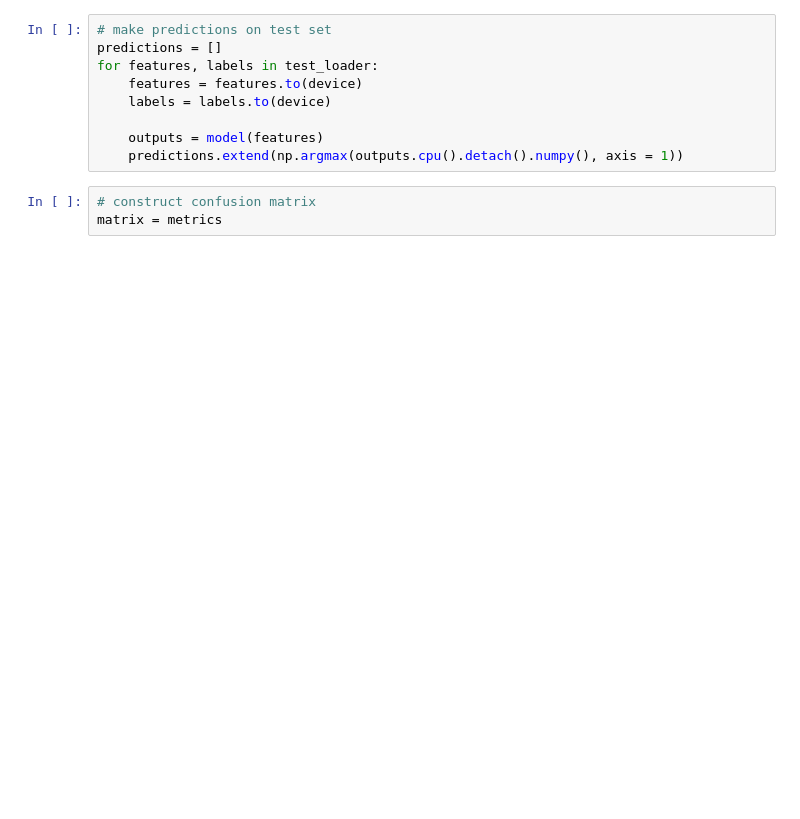
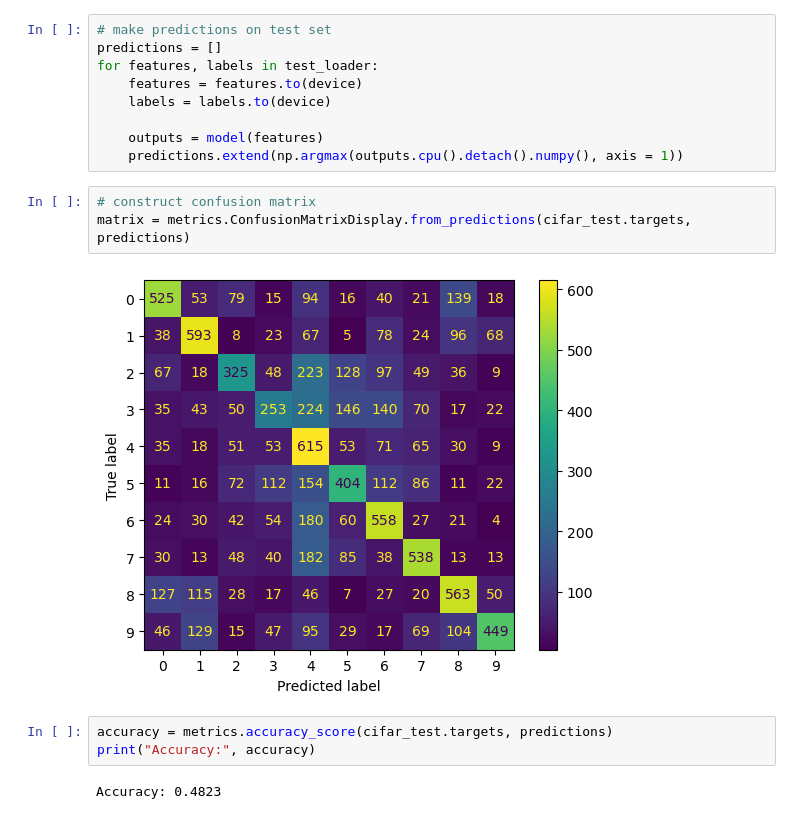
Before and after one commit to fongc123/notes, a Jupyter notebook: src/machine learning/hog/cifar10_pytorch.ipynb, the cells around one changed output. Saved outputs shown, nothing was run; the diff lists cells and outputs as text; blank space fills up the shorter version.

```diff
--- a/src/machine learning/hog/cifar10_pytorch.ipynb
+++ b/src/machine learning/hog/cifar10_pytorch.ipynb
@@ -147,4 +171,11 @@ for features, labels in test_loader:
     predictions.extend(np.argmax(outputs.cpu().detach().numpy(), axis = 1))
 # %%
 # construct confusion matrix
-matrix = metrics
+matrix = metrics.ConfusionMatrixDisplay.from_predictions(cifar_test.targets, predictions)
+# %% [output]
+[figure, added]
+# %%
+accuracy = metrics.accuracy_score(cifar_test.targets, predictions)
+print("Accuracy:", accuracy)
+# %% [output]
+Accuracy: 0.4823
```
Also changed, not shown: parts of 8 cells of this notebook.
